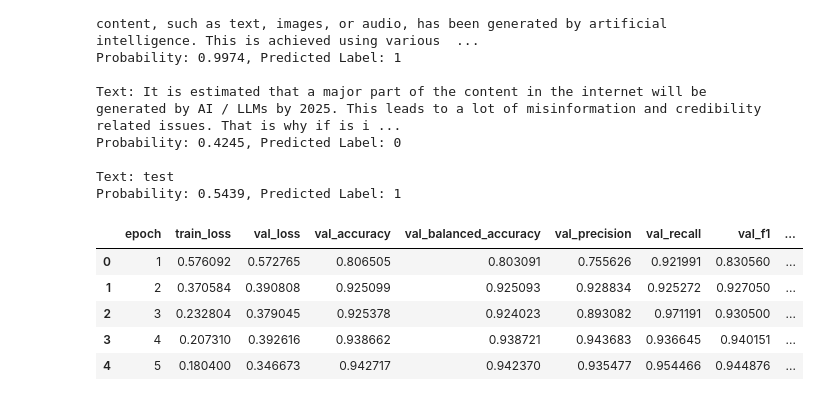
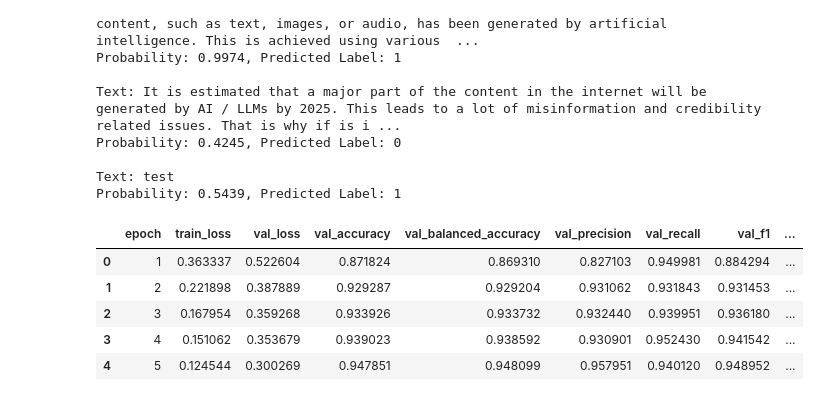
Before and after one commit to Michal1337/GenTextDetect, a Jupyter notebook: src/scripts/experiments/tmp.ipynb, the cells around one changed output. Cells and saved outputs as stored; diff of their text form; code cells hidden in the pictures.

```diff
--- a/src/scripts/experiments/tmp.ipynb
+++ b/src/scripts/experiments/tmp.ipynb
@@ -185,16 +179,16 @@ Probability: 0.4245, Predicted Label: 0
 Text: test
 Probability: 0.5439, Predicted Label: 1
 # %%
-df1 = pd.read_csv(TRAINING_HISTORY_PATH + "baseline/training_history_baseline_large_master-mini.csv")
-df2 = pd.read_csv(TRAINING_HISTORY_PATH + "baseline/training_history_baseline_large_encoder_master-mini.csv")
-df3 = pd.read_csv(TRAINING_HISTORY_PATH + "baseline/training_history_baseline_large_encoder_withtrick_master-mini.csv")
-df4 = pd.read_csv(TRAINING_HISTORY_PATH + "baseline/training_history_baseline_large_notrick_master-mini.csv")
+df1 = pd.read_csv(TRAINING_HISTORY_PATH + "baseline/training_history_baseline_mini_master-mini.csv")
+df2 = pd.read_csv(TRAINING_HISTORY_PATH + "baseline/training_history_baseline_notrick_mini_master-mini.csv")
+df3 = pd.read_csv(TRAINING_HISTORY_PATH + "baseline/training_history_baseline_encoder_mini_master-mini.csv")
+df4 = pd.read_csv(TRAINING_HISTORY_PATH + "baseline/training_history_baseline_encoder_notrick_mini_master-mini.csv")
 df1.head()
 # %% [output]
 |  | epoch | train_loss | val_loss | val_accuracy | val_balanced_accuracy | val_precision | val_recall | val_f1 | ... |
-| 0 | 1 | 0.576092 | 0.572765 | 0.806505 | 0.803091 | 0.755626 | 0.921991 | 0.830560 | ... |
-| 1 | 2 | 0.370584 | 0.390808 | 0.925099 | 0.925093 | 0.928834 | 0.925272 | 0.927050 | ... |
-| 2 | 3 | 0.232804 | 0.379045 | 0.925378 | 0.924023 | 0.893082 | 0.971191 | 0.930500 | ... |
-| 3 | 4 | 0.207310 | 0.392616 | 0.938662 | 0.938721 | 0.943683 | 0.936645 | 0.940151 | ... |
-| 4 | 5 | 0.180400 | 0.346673 | 0.942717 | 0.942370 | 0.935477 | 0.954466 | 0.944876 | ... |
+| 0 | 1 | 0.363337 | 0.522604 | 0.871824 | 0.869310 | 0.827103 | 0.949981 | 0.884294 | ... |
+| 1 | 2 | 0.221898 | 0.387889 | 0.929287 | 0.929204 | 0.931062 | 0.931843 | 0.931453 | ... |
+| 2 | 3 | 0.167954 | 0.359268 | 0.933926 | 0.933732 | 0.932440 | 0.939951 | 0.936180 | ... |
+| 3 | 4 | 0.151062 | 0.353679 | 0.939023 | 0.938592 | 0.930901 | 0.952430 | 0.941542 | ... |
+| 4 | 5 | 0.124544 | 0.300269 | 0.947851 | 0.948099 | 0.957951 | 0.940120 | 0.948952 | ... |
 # %%
```
Also changed, not shown: parts of 5 cells of this notebook, 23 other files.
